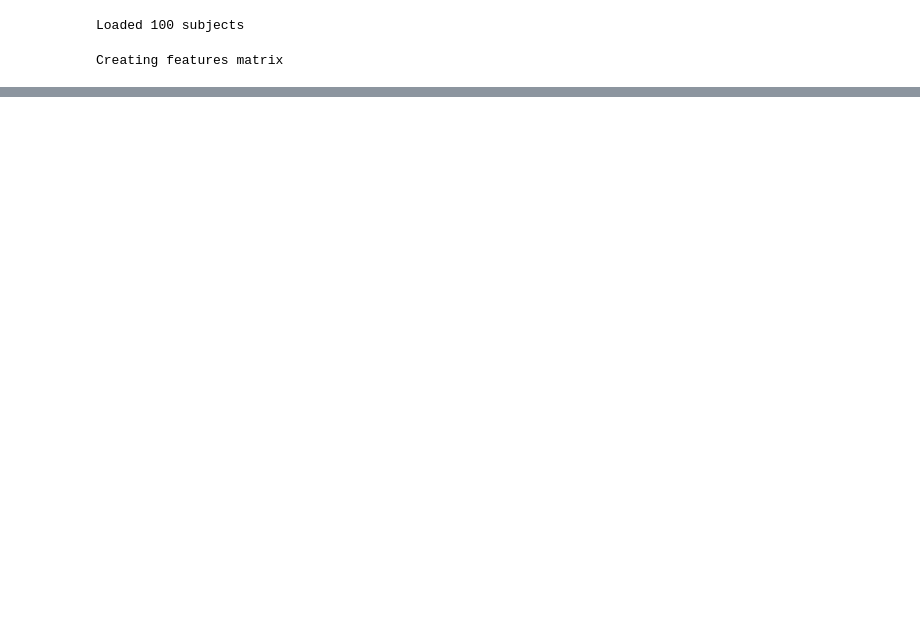
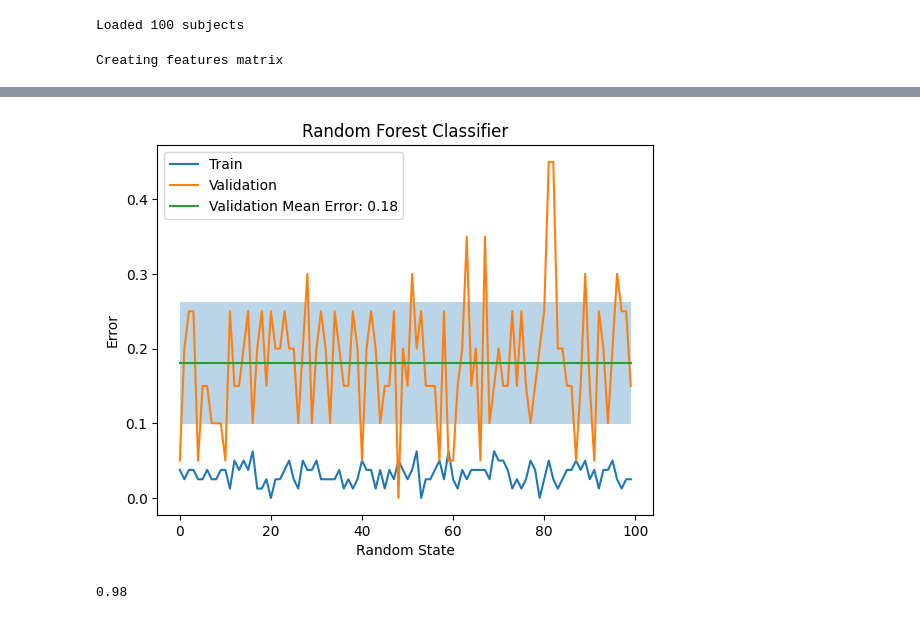
Before and after one commit to clementgilli/Cardiac-Pathology-Prediction, a Jupyter notebook: worksheet.ipynb, the cells around one changed output, grey strips where cells are left out. Drawn from its saved outputs; the diff is of its cells as text; code cells hidden in the pictures; blank space fills up the shorter version.

```diff
--- a/worksheet.ipynb
+++ b/worksheet.ipynb
@@ -54,0 +75,37 @@ plt.title("Feature Importance");
+# %%
+K = 100
+N_ESTIMATORS = 100
+MAX_DEPTH = 10
+MAX_FEATURES="sqrt"
+MIN_SAMPLES_SPLIT=5
+MIN_SAMPLES_LEAF=3
+
+train_errors = []
+val_errors = []
+for i in range(K):
+    X_train, X_val, y_train, y_val = train_test_split(X_pca, y, test_size=0.2, random_state=i)
+    model = RandomForestClassifier(n_estimators=N_ESTIMATORS, max_depth=MAX_DEPTH,max_features=MAX_FEATURES, min_samples_split=MIN_SAMPLES_SPLIT, min_samples_leaf=MIN_SAMPLES_LEAF,random_state=0)
+    model.fit(X_train, y_train)
+    train_errors.append(1 - model.score(X_train, y_train))
+    val_errors.append(1 - model.score(X_val, y_val))
+
+mean_val_error = np.mean(val_errors)
+std_val_error = np.std(val_errors)
+fig = plt.figure()
+plt.plot(range(K), train_errors, label="Train")
+plt.plot(range(K), val_errors, label="Validation")
+plt.plot(range(K), [mean_val_error]*K, label=f"Validation Mean Error: {mean_val_error:.2f}")
+plt.fill_between(range(K), [mean_val_error-std_val_error]*K, [mean_val_error+std_val_error]*K, alpha=0.3)
+plt.title("Random Forest Classifier")
+plt.xlabel("Random State")
+plt.ylabel("Error")
+plt.legend()
+plt.show()
+# %% [output]
+[figure, added]
+# %%
+clf_pca = RandomForestClassifier(n_estimators=N_ESTIMATORS, max_depth=MAX_DEPTH,max_features=MAX_FEATURES, min_samples_split=MIN_SAMPLES_SPLIT, min_samples_leaf=MIN_SAMPLES_LEAF,random_state=0)
+clf_pca.fit(X_pca, y)
+print(clf_pca.score(X_pca, y))
+# %% [output]
+0.98
```
Also changed, not shown: parts of 11 cells of this notebook, 3 other files.
